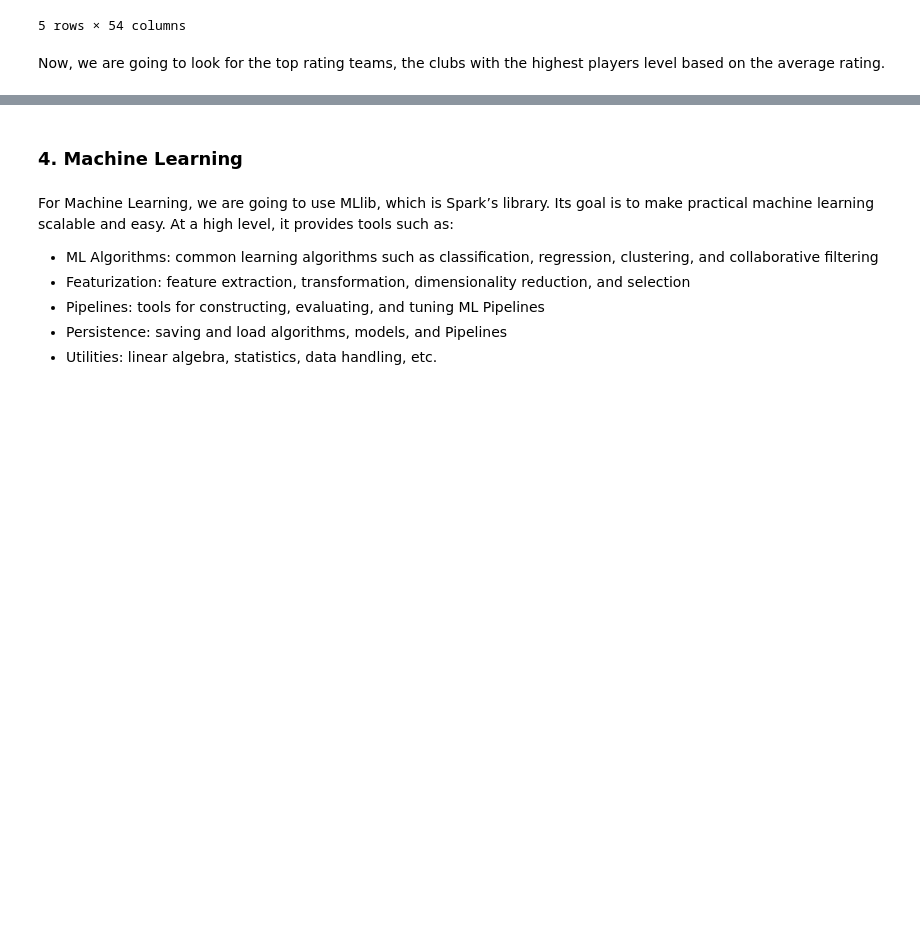
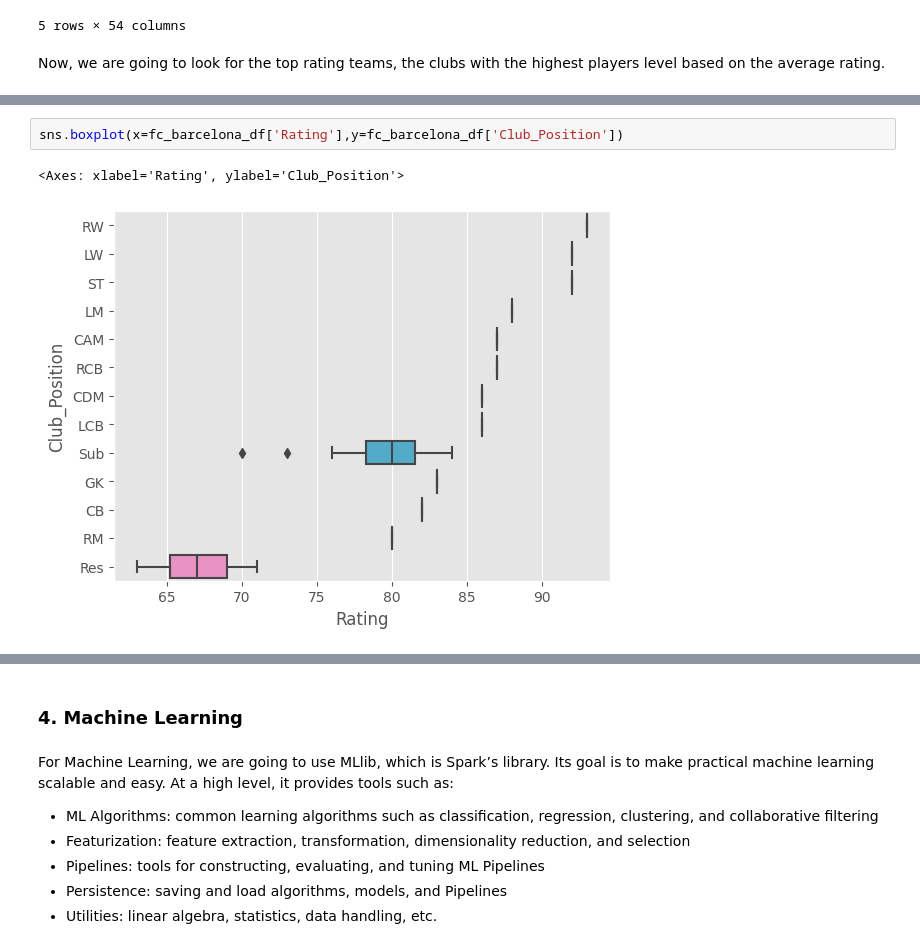
Before and after one commit to josefernandezest98/training, a Jupyter notebook: PySpark_Training/pyspark_training_notebook.ipynb, the cells around one changed output, grey strips where cells are left out. Cells and saved outputs as stored; diff of their text form; blank space fills up the shorter version.

```diff
--- a/PySpark_Training/pyspark_training_notebook.ipynb
+++ b/PySpark_Training/pyspark_training_notebook.ipynb
@@ -447,0 +441,5 @@ NameError: ignored
+# %%
+sns.boxplot(x=fc_barcelona_df['Rating'],y=fc_barcelona_df['Club_Position'])
+# %% [output]
+<Axes: xlabel='Rating', ylabel='Club_Position'>
+[figure, added]
```
Also changed, not shown: parts of 10 cells of this notebook.
